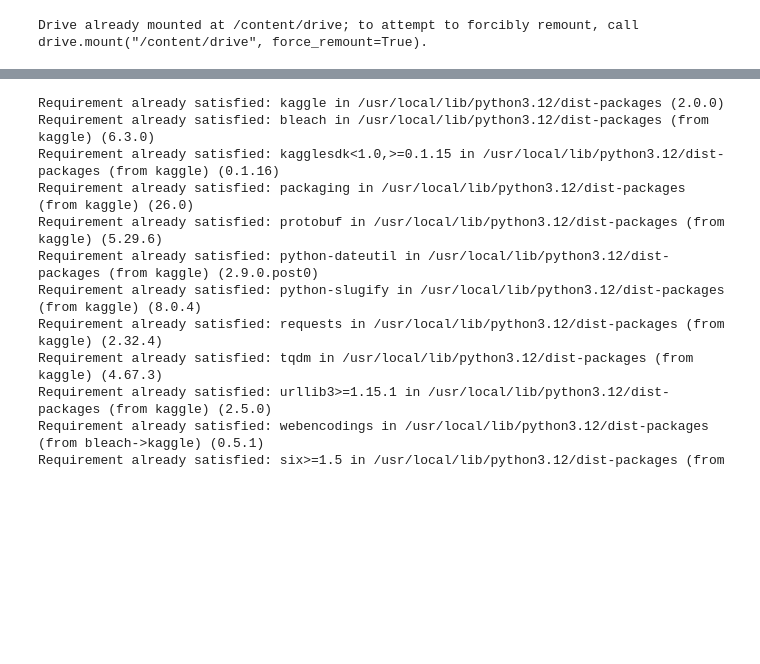
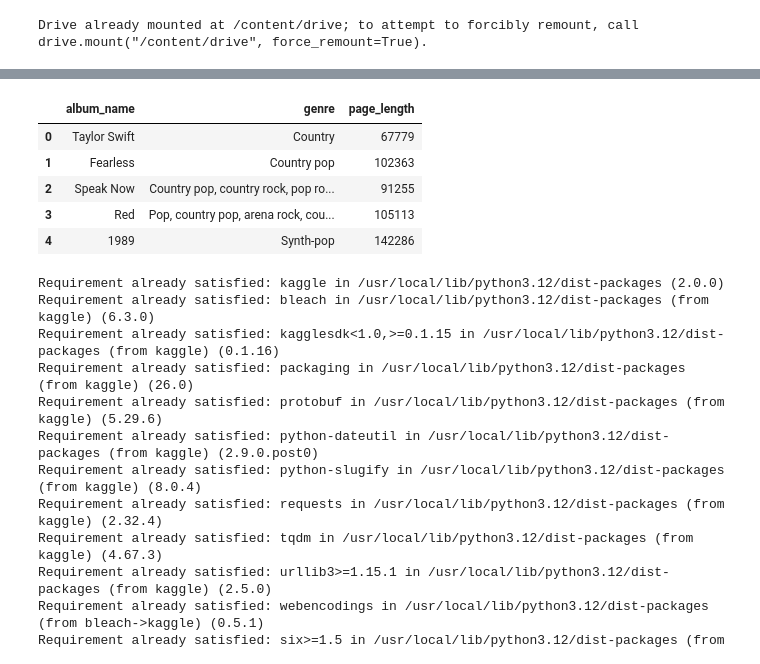
Before and after one commit to haskinse/bee2041_empirical_project, a Jupyter notebook: source_code/01_data_collection.ipynb, the cells around one changed output, grey strips where cells are left out. Drawn from its saved outputs; the diff is of its cells as text; code cells hidden in the pictures; blank space fills up the shorter version.

Commit message:
Added further web scraping to find album genre and estimate cultural impact.

```diff
--- a/source_code/01_data_collection.ipynb
+++ b/source_code/01_data_collection.ipynb
@@ -49,3 +65,14 @@ wiki_tv_albums.head() # show the first five rows
 | 1 | Red (Taylor's Version) | Released: November 12, 2021 Label... | 1 | 1 | 1 | 3 | 1 | 1 | 1 | ... |
 | 2 | Speak Now (Taylor's Version) | Released: July 7, 2023 Label: Rep... | 1 | 1 | 1 | 6 | 1 | 1 | 2 | ... |
 | 3 | 1989 (Taylor's Version) | Released: October 27, 2023 Label:... | 1 | 1 | 1 | 1 | 1 | 1 | 1 | ... |
+# %%
+def clean_album_name(s): # make album names easier to match
+  return str(s).strip().lower() # return a lowercase string without extra whitespace
+# %%
+studio_table_soup = BeautifulSoup(studio_table_html, "html.parser") # turn the HTML back into a beautiful soup object
+tv_table_soup = BeautifulSoup(tv_table_html, "html.parser") # do it again for the taylor's version table
+
+studio_titles = wiki_studio_albums[("Title", "Title")].astype(str).tolist() # extract the album names from the data frame
+tv_titles = wiki_tv_albums[("Title", "Title")].astype(str).tolist() # "title" has to be repeated because the table has multiple heading layers
+
+valid_album_names = {clean_album_name(name) for name in studio_titles + tv_titles} # combine both lists and slightly clean them for matching
@@ -51,0 +106,7 @@ wiki_tv_albums.head() # show the first five rows
+# %%
+studio_links = get_album_links(studio_table_soup, valid_album_names) # get the links for the studio albums
+tv_links = get_album_links(tv_table_soup, valid_album_names) # get the links for the taylor's version albums
+
+album_links = pd.concat([studio_links, tv_links], ignore_index = True) # combine the two to get links for all albums
+
+album_links.head() # show first five rows
@@ -52,3 +155,26 @@ wiki_tv_albums.head() # show the first five rows
+# %%
+page_rows = [] # an empty list to store information found
+
+for i, row in album_links.iterrows(): # for each fow in the data frame
+
+    genre, page_length = scrape_album_page_info(row["album_url"]) # scrape the page for genre and length
+
+    page_rows.append({"album_name": row["album_name"], "genre": genre, "page_length": page_length}) # add information to the list
+
+    time.sleep(0.5) # add a small delay to avoid spamming
+# %%
+album_page_info = pd.DataFrame(page_rows) # convert list to a data frame
+
+album_page_info.to_csv(f"{project_path}/data/raw/wiki_album_page_info.csv", index = False)
+
+album_page_info.head() # show the first five rows
+# %% [output]
+|  | album_name | genre | page_length |
+| 0 | Taylor Swift | Country | 67779 |
+| 1 | Fearless | Country pop | 102363 |
+| 2 | Speak Now | Country pop, country rock, pop ro... | 91255 |
+| 3 | Red | Pop, country pop, arena rock, cou... | 105113 |
+| 4 | 1989 | Synth-pop | 142286 |
 # %%
 !pip install kaggle # install kaggle API package to allow data to be downloaded from Kaggle
 import kagglehub # library to access and download kaggle datasets
```
Also changed, not shown: parts of 14 cells of this notebook.
